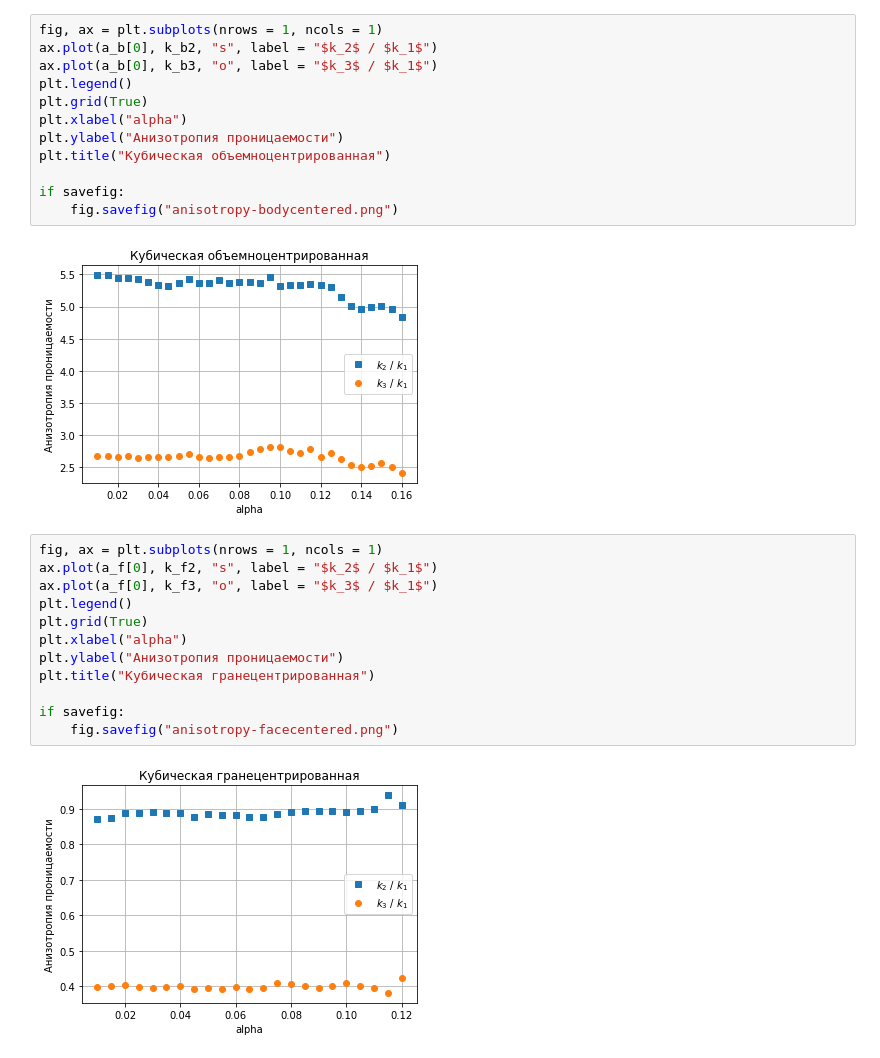
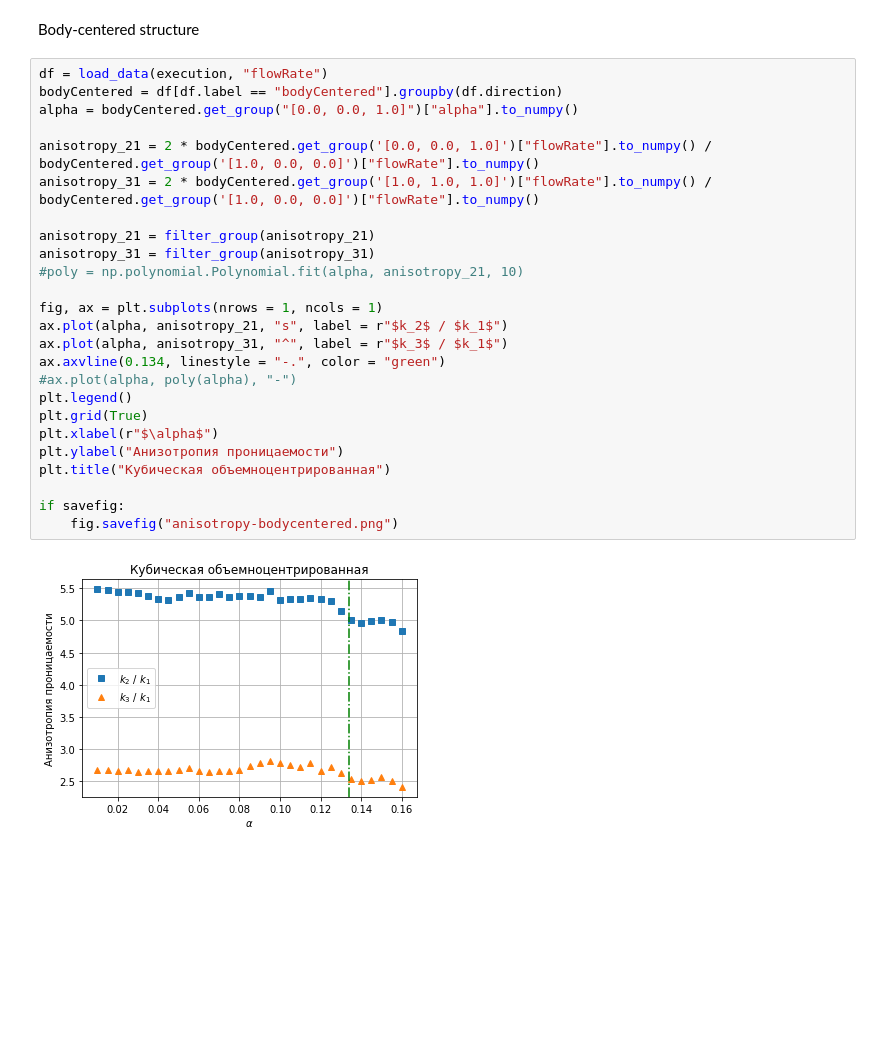
Before and after one commit to L-Nafaryus/anisotropy, a Jupyter notebook: data/analyze.ipynb, the cells around one changed output. Drawn from its saved outputs; the diff is of its cells as text; blank space fills up the shorter version.

```diff
--- a/data/analyze.ipynb
+++ b/data/analyze.ipynb
@@ -114,28 +152,29 @@ if savefig:
-# %%
-fig, ax = plt.subplots(nrows = 1, ncols = 1)
-ax.plot(a_b[0], k_b2, "s", label = "$k_2$ / $k_1$")
-ax.plot(a_b[0], k_b3, "o", label = "$k_3$ / $k_1$")
-plt.legend()
-plt.grid(True)
-plt.xlabel("alpha")
-plt.ylabel("Анизотропия проницаемости")
-plt.title("Кубическая объемноцентрированная")
-
-if savefig:
-    fig.savefig("anisotropy-bodycentered.png")
-# %% [output]
-[figure, removed]
-# %%
-fig, ax = plt.subplots(nrows = 1, ncols = 1)
-ax.plot(a_f[0], k_f2, "s", label = "$k_2$ / $k_1$")
-ax.plot(a_f[0], k_f3, "o", label = "$k_3$ / $k_1$")
-plt.legend()
-plt.grid(True)
-plt.xlabel("alpha")
-plt.ylabel("Анизотропия проницаемости")
-plt.title("Кубическая гранецентрированная")
-
-if savefig:
-    fig.savefig("anisotropy-facecentered.png")
-# %% [output]
-[figure, removed]
+# %% [markdown]
+Body-centered structure
+# %%
+df = load_data(execution, "flowRate")
+bodyCentered = df[df.label == "bodyCentered"].groupby(df.direction)
+alpha = bodyCentered.get_group("[0.0, 0.0, 1.0]")["alpha"].to_numpy()
+
+anisotropy_21 = 2 * bodyCentered.get_group('[0.0, 0.0, 1.0]')["flowRate"].to_numpy() / bodyCentered.get_group('[1.0, 0.0, 0.0]')["flowRate"].to_numpy()
+anisotropy_31 = 2 * bodyCentered.get_group('[1.0, 1.0, 1.0]')["flowRate"].to_numpy() / bodyCentered.get_group('[1.0, 0.0, 0.0]')["flowRate"].to_numpy()
+
+anisotropy_21 = filter_group(anisotropy_21)
+anisotropy_31 = filter_group(anisotropy_31)
+#poly = np.polynomial.Polynomial.fit(alpha, anisotropy_21, 10)
+
+fig, ax = plt.subplots(nrows = 1, ncols = 1)
+ax.plot(alpha, anisotropy_21, "s", label = r"$k_2$ / $k_1$")
+ax.plot(alpha, anisotropy_31, "^", label = r"$k_3$ / $k_1$")
+ax.axvline(0.134, linestyle = "-.", color = "green")
+#ax.plot(alpha, poly(alpha), "-")
+plt.legend()
+plt.grid(True)
+plt.xlabel(r"$\alpha$")
+plt.ylabel("Анизотропия проницаемости")
+plt.title("Кубическая объемноцентрированная")
+
+if savefig:
+    fig.savefig("anisotropy-bodycentered.png")
+# %% [output]
+[figure, added]
```
Also changed, not shown: parts of 18 cells of this notebook.
